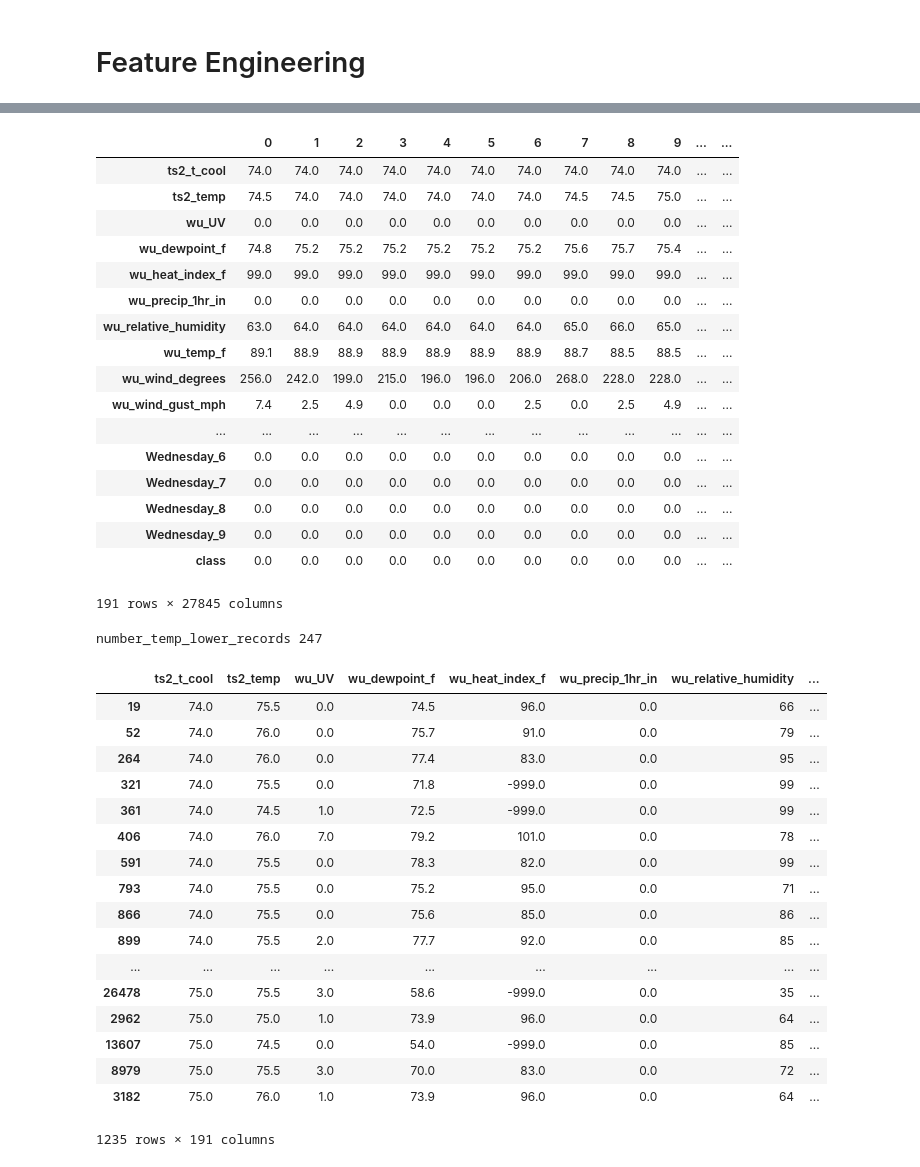
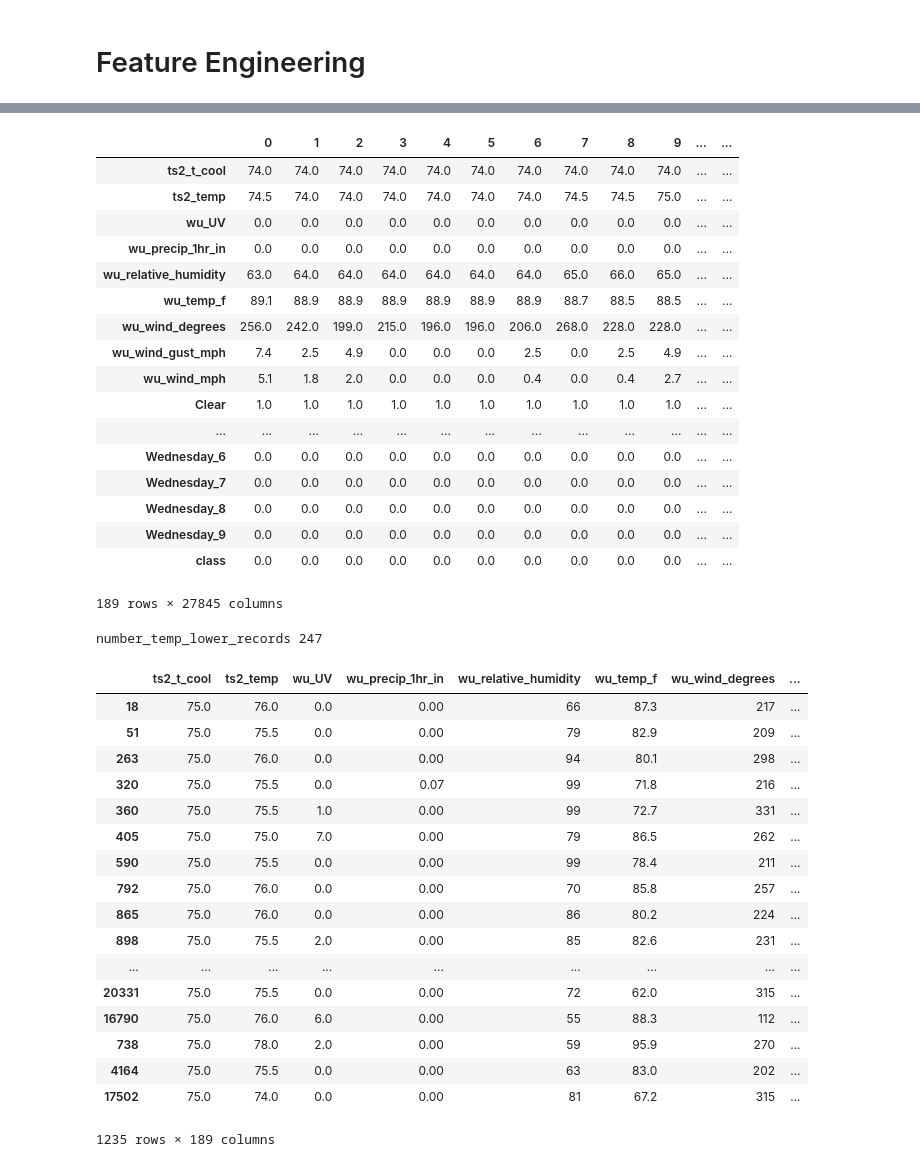
Before and after one commit to bundgus/radiothermostat-logging-control-python, a Jupyter notebook: analytics/tstat-data-prep.ipynb, the cells around one changed output, grey strips where cells are left out. Cells and saved outputs as stored; diff of their text form; code cells hidden in the pictures.

Commit message:
change approach to predict when temp will be lowered in the *next* period

```diff
--- a/analytics/tstat-data-prep.ipynb
+++ b/analytics/tstat-data-prep.ipynb
@@ -33,13 +33,15 @@ data.drop('ts2_fmode', axis=1, inplace=True)
 data.drop('ts2_hold', axis=1, inplace=True)
 data.drop('ts2_fstate', axis=1, inplace=True)
 data.drop('wu_windchill_f', axis=1, inplace=True)
+data.drop('wu_heat_index_f', axis=1, inplace=True)
+data.drop('wu_dewpoint_f', axis=1, inplace=True)
 data.drop('ts2_tstat_name', axis=1, inplace=True)
 data.drop('wu_station', axis=1, inplace=True)
 data.drop('wu_precip_today_in', axis=1, inplace=True)
 data.drop('tstat_id', axis=1, inplace=True)
 
 # replace NaN with -999.0
-data['wu_heat_index_f'].fillna(-999, inplace=True)
+#data['wu_heat_index_f'].fillna(-999, inplace=True)
 data['ts1_t_cool'].fillna(-999, inplace=True)
 data['ts2_t_cool'].fillna(-999, inplace=True)
 
@@ -92,4 +94,4 @@ data = pd.concat([data, log_day_hour], axis=1)
 
 data.drop('log_timestamp', axis=1, inplace=True)
 #data.drop('log_day_hour', axis=1, inplace=True)
-log_day_hour
+# log_day_hour
@@ -115,34 +98,39 @@ log_day_hour
 # %%
 # the target class/response variable is named class
 
 # identify when the ac set point was lowered manually by comparing to the prior set point
 
 # create a new shifted _t_ column to represent the prior setpoint
-data['ts2_t_cool_prior'] = data.ts2_t_cool.shift(1)
-data.loc[data.ts2_t_cool_prior > data.ts2_t_cool,'class'] = 1
-data.loc[data.ts2_t_cool_prior <= data.ts2_t_cool,'class'] = 0
+data['ts2_t_cool_prior'] = data.ts2_t_cool.shift(-1)
+data.loc[data.ts2_t_cool_prior < data.ts2_t_cool,'class'] = 1
+data.loc[data.ts2_t_cool_prior >= data.ts2_t_cool,'class'] = 0
+# remove the shifted setpoint
 data.drop('ts2_t_cool_prior', axis=1, inplace=True)
+# remove the actual setpoint as a feature
+#data.drop('ts2_t_cool', axis=1, inplace=True)
+
 data.fillna(0.0, inplace=True)
+
 data.T
 # %% [output]
 |  | 0 | 1 | 2 | 3 | 4 | 5 | 6 | 7 | 8 | 9 | ... | ... |
 | ts2_t_cool | 74.0 | 74.0 | 74.0 | 74.0 | 74.0 | 74.0 | 74.0 | 74.0 | 74.0 | 74.0 | ... | ... |
 | ts2_temp | 74.5 | 74.0 | 74.0 | 74.0 | 74.0 | 74.0 | 74.0 | 74.5 | 74.5 | 75.0 | ... | ... |
 | wu_UV | 0.0 | 0.0 | 0.0 | 0.0 | 0.0 | 0.0 | 0.0 | 0.0 | 0.0 | 0.0 | ... | ... |
-| wu_dewpoint_f | 74.8 | 75.2 | 75.2 | 75.2 | 75.2 | 75.2 | 75.2 | 75.6 | 75.7 | 75.4 | ... | ... |
-| wu_heat_index_f | 99.0 | 99.0 | 99.0 | 99.0 | 99.0 | 99.0 | 99.0 | 99.0 | 99.0 | 99.0 | ... | ... |
 | wu_precip_1hr_in | 0.0 | 0.0 | 0.0 | 0.0 | 0.0 | 0.0 | 0.0 | 0.0 | 0.0 | 0.0 | ... | ... |
 | wu_relative_humidity | 63.0 | 64.0 | 64.0 | 64.0 | 64.0 | 64.0 | 64.0 | 65.0 | 66.0 | 65.0 | ... | ... |
 | wu_temp_f | 89.1 | 88.9 | 88.9 | 88.9 | 88.9 | 88.9 | 88.9 | 88.7 | 88.5 | 88.5 | ... | ... |
 | wu_wind_degrees | 256.0 | 242.0 | 199.0 | 215.0 | 196.0 | 196.0 | 206.0 | 268.0 | 228.0 | 228.0 | ... | ... |
 | wu_wind_gust_mph | 7.4 | 2.5 | 4.9 | 0.0 | 0.0 | 0.0 | 2.5 | 0.0 | 2.5 | 4.9 | ... | ... |
+| wu_wind_mph | 5.1 | 1.8 | 2.0 | 0.0 | 0.0 | 0.0 | 0.4 | 0.0 | 0.4 | 2.7 | ... | ... |
+| Clear | 1.0 | 1.0 | 1.0 | 1.0 | 1.0 | 1.0 | 1.0 | 1.0 | 1.0 | 1.0 | ... | ... |
 | ... | ... | ... | ... | ... | ... | ... | ... | ... | ... | ... | ... | ... |
 | Wednesday_6 | 0.0 | 0.0 | 0.0 | 0.0 | 0.0 | 0.0 | 0.0 | 0.0 | 0.0 | 0.0 | ... | ... |
 | Wednesday_7 | 0.0 | 0.0 | 0.0 | 0.0 | 0.0 | 0.0 | 0.0 | 0.0 | 0.0 | 0.0 | ... | ... |
 | Wednesday_8 | 0.0 | 0.0 | 0.0 | 0.0 | 0.0 | 0.0 | 0.0 | 0.0 | 0.0 | 0.0 | ... | ... |
 | Wednesday_9 | 0.0 | 0.0 | 0.0 | 0.0 | 0.0 | 0.0 | 0.0 | 0.0 | 0.0 | 0.0 | ... | ... |
 | class | 0.0 | 0.0 | 0.0 | 0.0 | 0.0 | 0.0 | 0.0 | 0.0 | 0.0 | 0.0 | ... | ... |
-191 rows × 27845 columns
+189 rows × 27845 columns
 # %%
 # resolve class imbalance by undersampling the majority class
 number_temp_lower_records=len(data[data["class"]==1])
@@ -154,24 +142,24 @@ balanced_data=pd.concat([temp_lower_records,no_event_records])
 balanced_data
 # %% [output]
 number_temp_lower_records 247
-|  | ts2_t_cool | ts2_temp | wu_UV | wu_dewpoint_f | wu_heat_index_f | wu_precip_1hr_in | wu_relative_humidity | ... |
-| 19 | 74.0 | 75.5 | 0.0 | 74.5 | 96.0 | 0.0 | 66 | ... |
-| 52 | 74.0 | 76.0 | 0.0 | 75.7 | 91.0 | 0.0 | 79 | ... |
-| 264 | 74.0 | 76.0 | 0.0 | 77.4 | 83.0 | 0.0 | 95 | ... |
-| 321 | 74.0 | 75.5 | 0.0 | 71.8 | -999.0 | 0.0 | 99 | ... |
-| 361 | 74.0 | 74.5 | 1.0 | 72.5 | -999.0 | 0.0 | 99 | ... |
-| 406 | 74.0 | 76.0 | 7.0 | 79.2 | 101.0 | 0.0 | 78 | ... |
-| 591 | 74.0 | 75.5 | 0.0 | 78.3 | 82.0 | 0.0 | 99 | ... |
-| 793 | 74.0 | 75.5 | 0.0 | 75.2 | 95.0 | 0.0 | 71 | ... |
-| 866 | 74.0 | 75.5 | 0.0 | 75.6 | 85.0 | 0.0 | 86 | ... |
-| 899 | 74.0 | 75.5 | 2.0 | 77.7 | 92.0 | 0.0 | 85 | ... |
+|  | ts2_t_cool | ts2_temp | wu_UV | wu_precip_1hr_in | wu_relative_humidity | wu_temp_f | wu_wind_degrees | ... |
+| 18 | 75.0 | 76.0 | 0.0 | 0.00 | 66 | 87.3 | 217 | ... |
+| 51 | 75.0 | 75.5 | 0.0 | 0.00 | 79 | 82.9 | 209 | ... |
+| 263 | 75.0 | 76.0 | 0.0 | 0.00 | 94 | 80.1 | 298 | ... |
+| 320 | 75.0 | 75.5 | 0.0 | 0.07 | 99 | 71.8 | 216 | ... |
+| 360 | 75.0 | 75.5 | 1.0 | 0.00 | 99 | 72.7 | 331 | ... |
+| 405 | 75.0 | 75.0 | 7.0 | 0.00 | 79 | 86.5 | 262 | ... |
+| 590 | 75.0 | 75.5 | 0.0 | 0.00 | 99 | 78.4 | 211 | ... |
+| 792 | 75.0 | 76.0 | 0.0 | 0.00 | 70 | 85.8 | 257 | ... |
+| 865 | 75.0 | 76.0 | 0.0 | 0.00 | 86 | 80.2 | 224 | ... |
+| 898 | 75.0 | 75.5 | 2.0 | 0.00 | 85 | 82.6 | 231 | ... |
 | ... | ... | ... | ... | ... | ... | ... | ... | ... |
-| 26478 | 75.0 | 75.5 | 3.0 | 58.6 | -999.0 | 0.0 | 35 | ... |
-| 2962 | 75.0 | 75.0 | 1.0 | 73.9 | 96.0 | 0.0 | 64 | ... |
-| 13607 | 75.0 | 74.5 | 0.0 | 54.0 | -999.0 | 0.0 | 85 | ... |
-| 8979 | 75.0 | 75.5 | 3.0 | 70.0 | 83.0 | 0.0 | 72 | ... |
-| 3182 | 75.0 | 76.0 | 1.0 | 73.9 | 96.0 | 0.0 | 64 | ... |
+| 20331 | 75.0 | 75.5 | 0.0 | 0.00 | 72 | 62.0 | 315 | ... |
+| 16790 | 75.0 | 76.0 | 6.0 | 0.00 | 55 | 88.3 | 112 | ... |
+| 738 | 75.0 | 78.0 | 2.0 | 0.00 | 59 | 95.9 | 270 | ... |
+| 4164 | 75.0 | 75.5 | 0.0 | 0.00 | 63 | 83.0 | 202 | ... |
+| 17502 | 75.0 | 74.0 | 0.0 | 0.00 | 81 | 67.2 | 315 | ... |
-1235 rows × 191 columns
+1235 rows × 189 columns
 # %%
 balanced_data.to_csv('tstat_log_prepared_balanced.csv', index=False)
 data.to_csv('tstat_log_prepared.csv', index=False)
```
Also changed, not shown: parts of 1 cell of this notebook, 3 other files.
